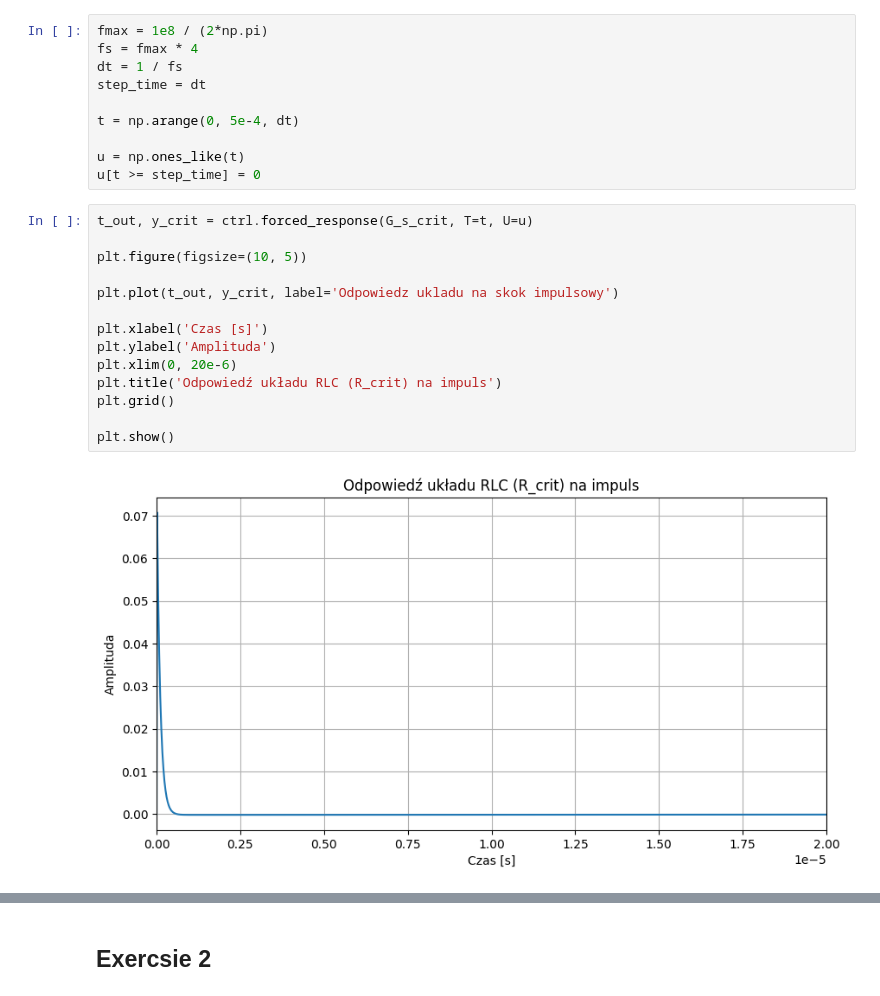
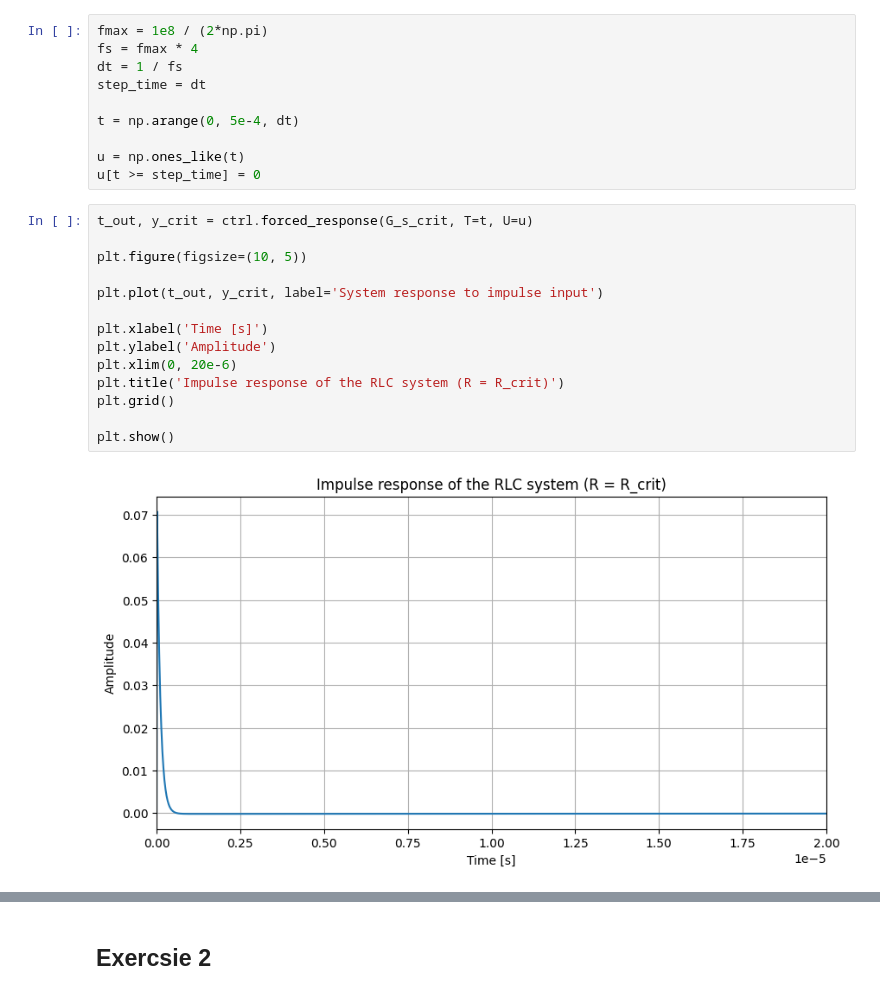
Before and after one commit to MikolajRusin/signal-modeling-and-identification, a Jupyter notebook: Lab_3/lab_3_1.ipynb, the cells around one changed output, grey strips where cells are left out. Saved outputs shown, nothing was run; the diff lists cells and outputs as text.

```diff
--- a/Lab_3/lab_3_1.ipynb
+++ b/Lab_3/lab_3_1.ipynb
@@ -371,16 +532,16 @@ u[t >= step_time] = 0
 # %%
 t_out, y_crit = ctrl.forced_response(G_s_crit, T=t, U=u)
 
 plt.figure(figsize=(10, 5))
 
-plt.plot(t_out, y_crit, label='Odpowiedz ukladu na skok impulsowy')
+plt.plot(t_out, y_crit, label='System response to impulse input')
 
-plt.xlabel('Czas [s]')
-plt.ylabel('Amplituda')
+plt.xlabel('Time [s]')
+plt.ylabel('Amplitude')
 plt.xlim(0, 20e-6)
-plt.title('Odpowiedź układu RLC (R_crit) na impuls')
+plt.title('Impulse response of the RLC system (R = R_crit)')
 plt.grid()
 
 plt.show()
 # %% [output]
-[figure, old version]
+[figure, new version]
```
Also changed, not shown: parts of 30 cells of this notebook.
